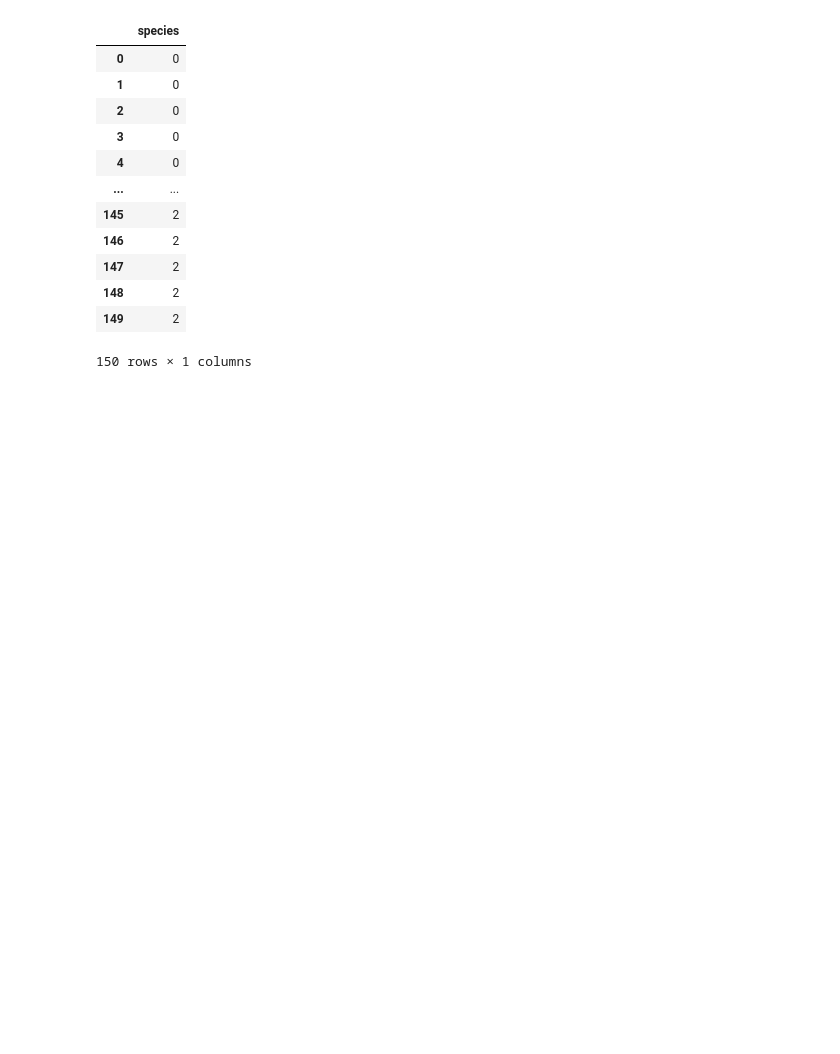
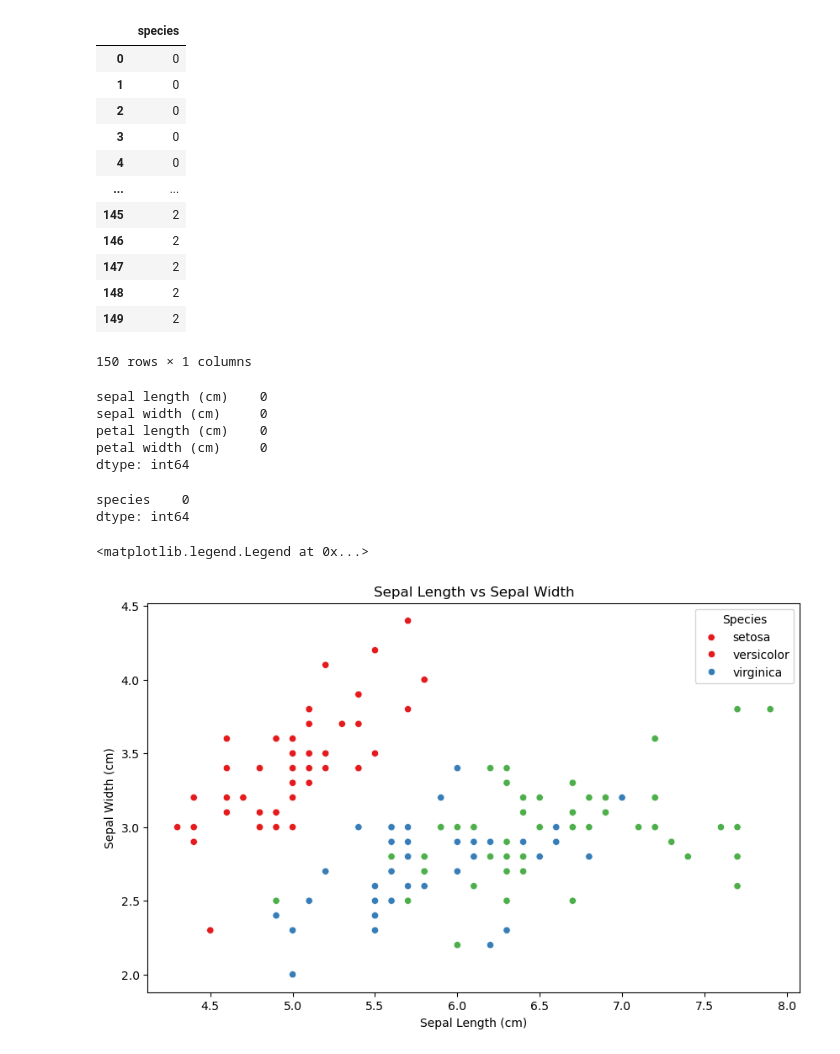
Before and after one commit to Rayz4010/mlops, a Jupyter notebook: notebooks/sklearn/iris.ipynb, the cells around one changed output. Cells and saved outputs as stored; diff of their text form; code cells hidden in the pictures; blank space fills up the shorter version.

```diff
--- a/notebooks/sklearn/iris.ipynb
+++ b/notebooks/sklearn/iris.ipynb
@@ -76,3 +77,16 @@ labels
 | 148 | 2 |
 | 149 | 2 |
 150 rows × 1 columns
+# %%
+features.isnull().sum()
+# %% [output]
+sepal length (cm)    0
+sepal width (cm)     0
+petal length (cm)    0
+petal width (cm)     0
+dtype: int64
+# %%
+labels.isnull().sum()
+# %% [output]
+species    0
+dtype: int64
@@ -78,0 +96,10 @@ labels
+# %%
+plt.figure(figsize=(10,6))
+sns.scatterplot(x=features['sepal length (cm)'],y=features['sepal width (cm)'],hue=labels['species'],palette='Set1')
+plt.title('Sepal Length vs Sepal Width')
+plt.xlabel('Sepal Length (cm)')
+plt.ylabel('Sepal Width (cm)')
+plt.legend(title='Species', labels=data.target_names)
+# %% [output]
+<matplotlib.legend.Legend at 0x...>
+[figure, added]
```
Also changed, not shown: parts of 2 cells of this notebook, 1 other file.
